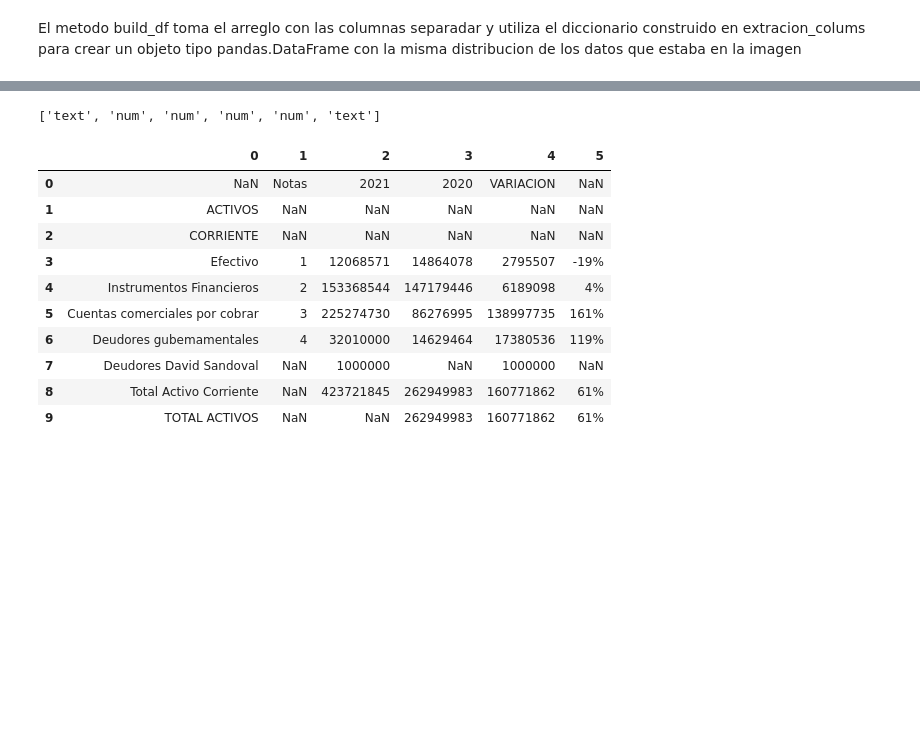
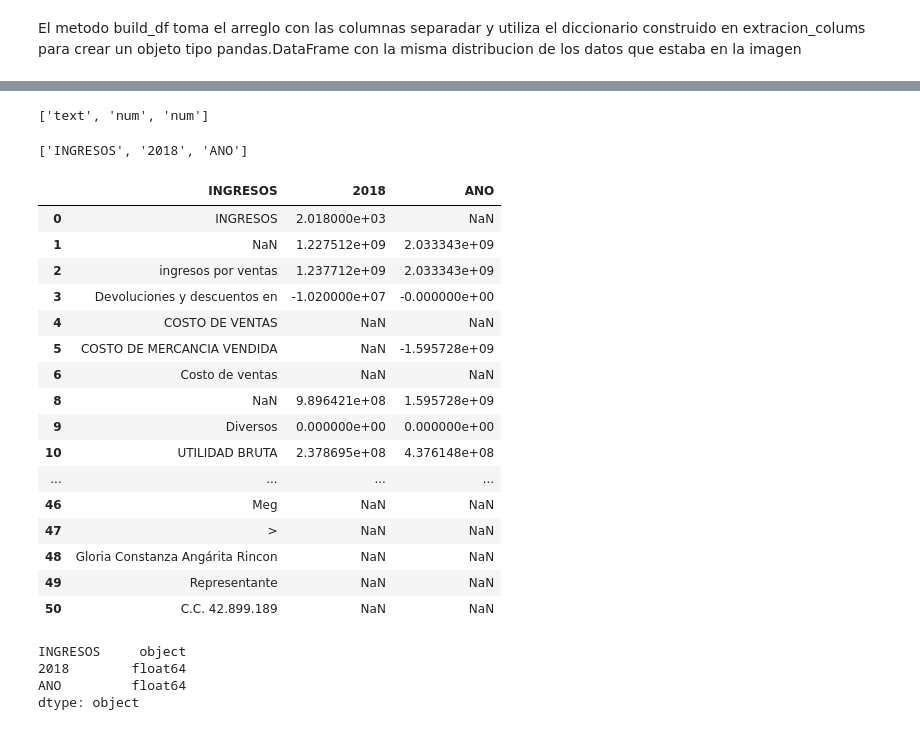
Before and after one commit to EdissonPO/desarrollo_reto, a Jupyter notebook: dataFrame.ipynb, the cells around one changed output, grey strips where cells are left out. Saved outputs shown, nothing was run; the diff lists cells and outputs as text; code cells hidden in the pictures; blank space fills up the shorter version.

Commit message:
se termino de implementar la transformada de los tipos de datos de las columnas

```diff
--- a/dataFrame.ipynb
+++ b/dataFrame.ipynb
@@ -462,9 +462,11 @@ def isTime(string):
 # %%
 def isNumeric(s):
     try:
-        if type(s) != float:
+        if type(s) != float: #se pregunta si el dato no es NaN
             s = s.replace('(','')
             s = s.replace(')','')
+            s = s.replace(',','')
+            s = s.replace('.','')
         float(s)
         return True
     except ValueError:
@@ -531,6 +533,12 @@ def isNumericColum(df):
     str_index = [i.upper() for i in str_index]
 
     return str_index, type_index
+# %%
+def isNan(x):
+    try:
+        return np.nan(x)
+    except TypeError:
+        return False
 # %%
 def conver_to_float(x):
 
@@ -551,7 +572,7 @@ def conver_to_float(x):
 # %%
 #main
 #path = r'./reto/1.PNG'
-path = r'.\reto\4.PNG'
+path = r'.\reto\22.PNG'
 image = cv2.imread(path)
 gray = get_grayscale(image)
 th = thresholding(gray)
@@ -655,14 +682,17 @@ df = pd.DataFrame(build_df(df_data_organizer , colums))
 df_copy = df.copy()
 
 
+index, type_index = isNumericColum(df_copy)
+for i in df.columns:
+    if type_index[i] == 'num':
+        df[i] = df[i].apply(conver_to_float)
 
-
-index, type_index = isNumericColum(df_copy)
-#df.columns = index
+for i in df.columns:
+    if type_index[i] == 'num':
+        df[i] = pd.to_numeric(df[i], errors='coerce')
+df.columns = index
 
 df.to_excel("data.xlsx", index=False)
-
-
 
 
 """
@@ -693,18 +723,35 @@ el tamaño de cl es:  12
 # %%
 type_index
 # %% [output]
-['text', 'num', 'num', 'num', 'num', 'text']
+['text', 'num', 'num']
+# %%
+index
+# %% [output]
+['INGRESOS', '2018', 'ANO']
 # %%
-df.head(10)
+df
 # %% [output]
-|  | 0 | 1 | 2 | 3 | 4 | 5 |
-| 0 | NaN | Notas | 2021 | 2020 | VARIACION | NaN |
-| 1 | ACTIVOS | NaN | NaN | NaN | NaN | NaN |
-| 2 | CORRIENTE | NaN | NaN | NaN | NaN | NaN |
-| 3 | Efectivo | 1 | 12068571 | 14864078 | 2795507 | -19% |
-| 4 | Instrumentos Financieros | 2 | 153368544 | 147179446 | 6189098 | 4% |
-| 5 | Cuentas comerciales por cobrar | 3 | 225274730 | 86276995 | 138997735 | 161% |
-| 6 | Deudores gubemamentales | 4 | 32010000 | 14629464 | 17380536 | 119% |
-| 7 | Deudores David Sandoval | NaN | 1000000 | NaN | 1000000 | NaN |
-| 8 | Total Activo Corriente | NaN | 423721845 | 262949983 | 160771862 | 61% |
-| 9 | TOTAL ACTIVOS | NaN | NaN | 262949983 | 160771862 | 61% |
+|  | INGRESOS | 2018 | ANO |
+| 0 | INGRESOS | 2.018000e+03 | NaN |
+| 1 | NaN | 1.227512e+09 | 2.033343e+09 |
+| 2 | ingresos por ventas | 1.237712e+09 | 2.033343e+09 |
+| 3 | Devoluciones y descuentos en | -1.020000e+07 | -0.000000e+00 |
+| 4 | COSTO DE VENTAS | NaN | NaN |
+| 5 | COSTO DE MERCANCIA VENDIDA | NaN | -1.595728e+09 |
+| 6 | Costo de ventas | NaN | NaN |
+| 8 | NaN | 9.896421e+08 | 1.595728e+09 |
+| 9 | Diversos | 0.000000e+00 | 0.000000e+00 |
+| 10 | UTILIDAD BRUTA | 2.378695e+08 | 4.376148e+08 |
+| ... | ... | ... | ... |
+| 46 | Meg | NaN | NaN |
+| 47 | > | NaN | NaN |
+| 48 | Gloria Constanza Angárita Rincon | NaN | NaN |
+| 49 | Representante | NaN | NaN |
+| 50 | C.C. 42.899.189 | NaN | NaN |
+# %%
+df.dtypes
+# %% [output]
+INGRESOS     object
+2018        float64
+ANO         float64
+dtype: object
```
Also changed, not shown: parts of 7 cells of this notebook.
